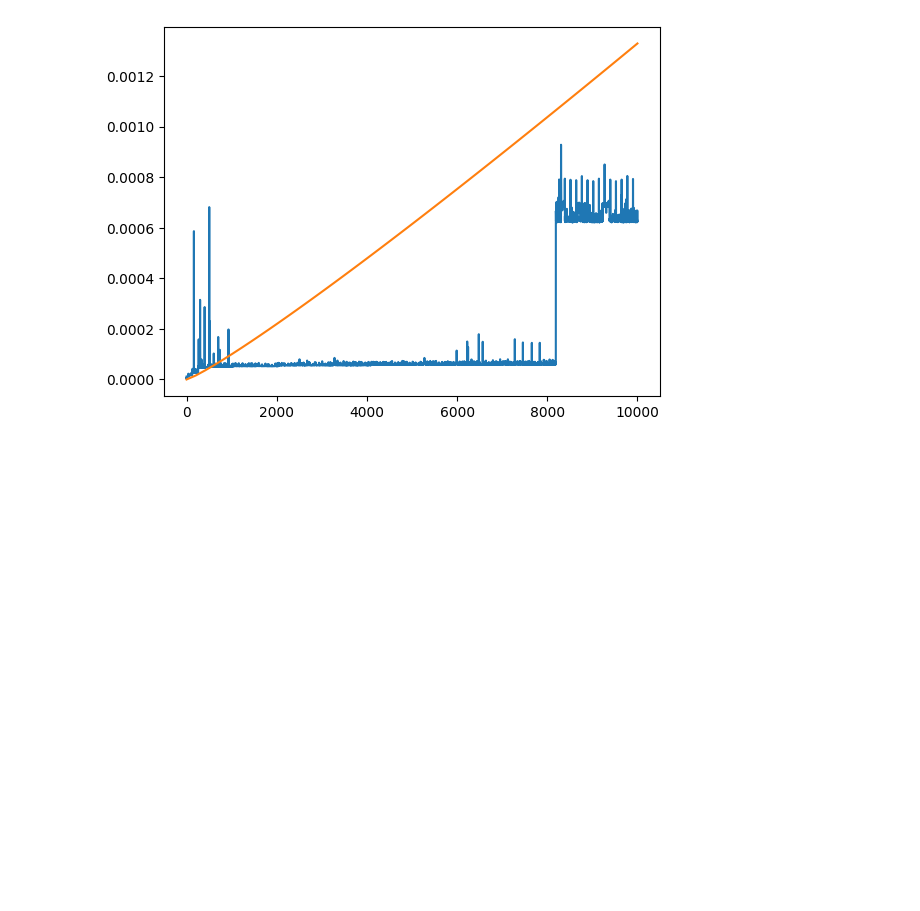
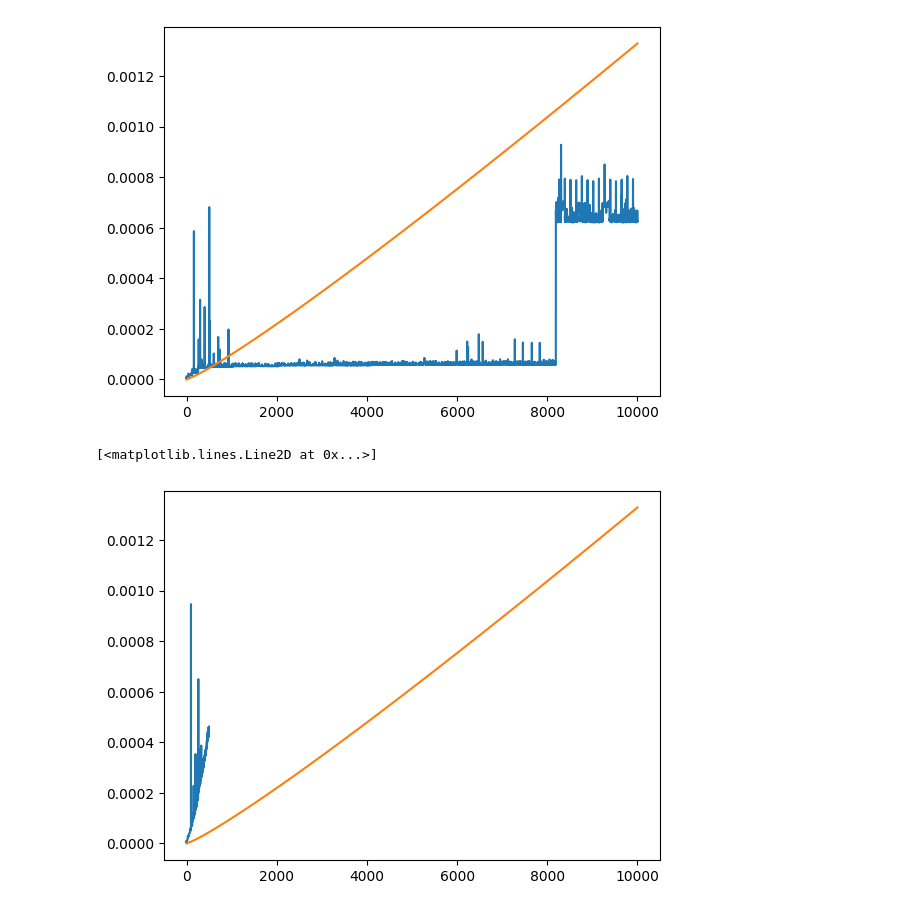
Before and after one commit to SAutum/ai-ds, a Jupyter notebook: ap/hongli/exercise_04/exercise_04.ipynb, the cells around one changed output. Saved outputs shown, nothing was run; the diff lists cells and outputs as text; code cells hidden in the pictures; blank space fills up the shorter version.

```diff
--- a/ap/hongli/exercise_04/exercise_04.ipynb
+++ b/ap/hongli/exercise_04/exercise_04.ipynb
@@ -36,0 +77,18 @@ plt.plot(n, 1e-8*n*np.log2(n))
+# %%
+import time
+times = []
+for i in range(500):
+    t1 = time.process_time()
+    main(i)
+    t2 = time.process_time()
+    times.append(t2 - t1)
+# %%
+import matplotlib.pyplot as plt
+import numpy as np
+
+n = np.linspace(1, 10000)
+plt.plot(times)
+plt.plot(n, 1e-8*n*np.log2(n))
+# %% [output]
+[<matplotlib.lines.Line2D at 0x...>]
+[figure, added]
```
Also changed, not shown: parts of 2 cells of this notebook.
